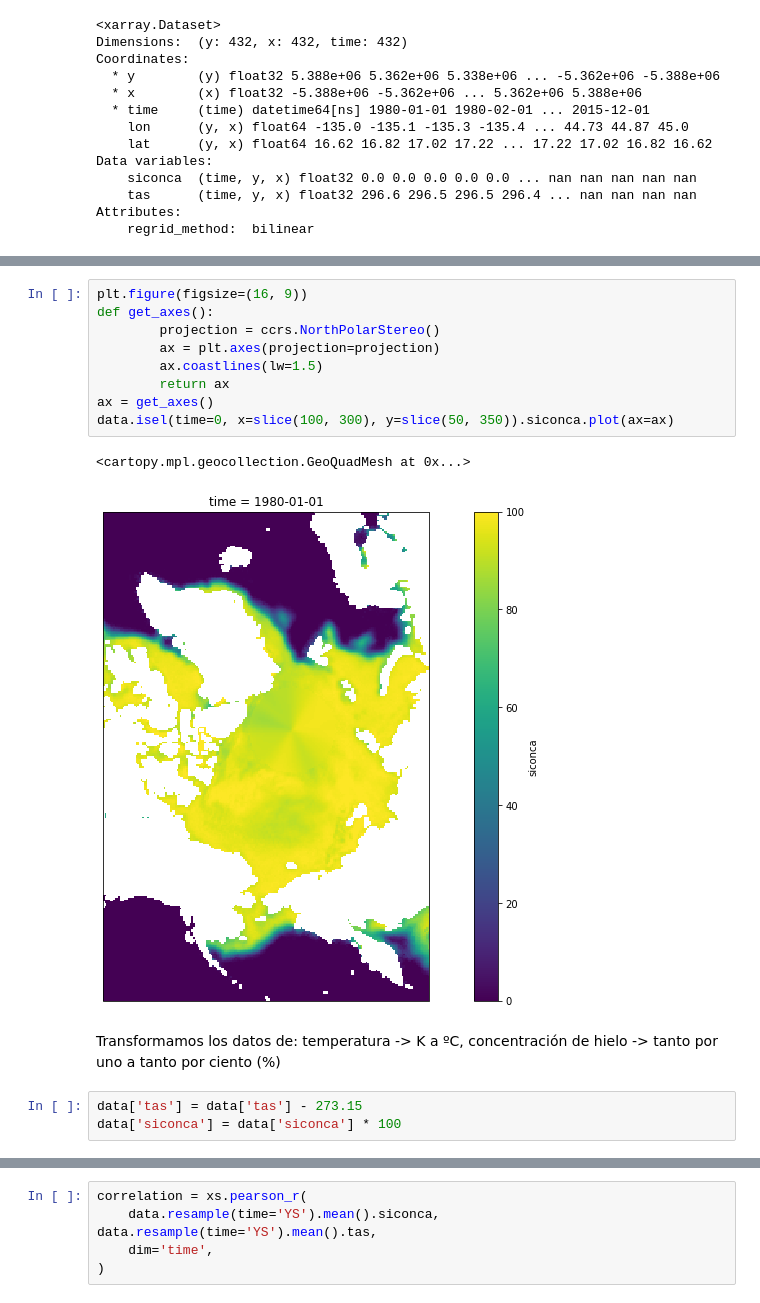
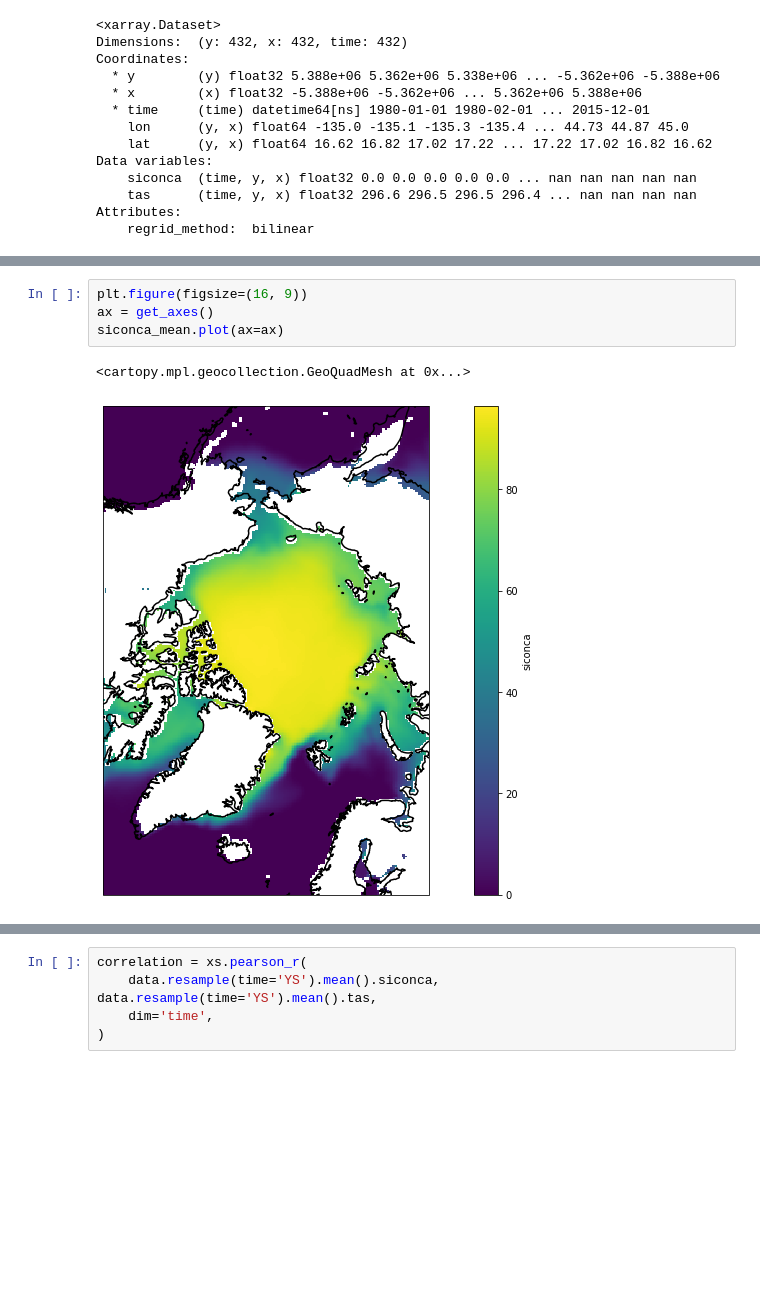
Before and after one commit to aperezvelasco/predictia-cassini-hackaton, a Jupyter notebook: main-notebook.ipynb, the cells around one changed output, grey strips where cells are left out. Drawn from its saved outputs; the diff is of its cells as text; blank space fills up the shorter version.

```diff
--- a/main-notebook.ipynb
+++ b/main-notebook.ipynb
@@ -88,18 +127,7 @@ data.isel(time=0, x=slice(100, 300), y=slice(50, 350)).tas.plot(ax=ax)
-# %%
-plt.figure(figsize=(16, 9))
-def get_axes():
-        projection = ccrs.NorthPolarStereo()
-        ax = plt.axes(projection=projection)
-        ax.coastlines(lw=1.5)
-        return ax
-ax = get_axes()
-data.isel(time=0, x=slice(100, 300), y=slice(50, 350)).siconca.plot(ax=ax)
-# %% [output]
-<cartopy.mpl.geocollection.GeoQuadMesh at 0x...>
-[figure, removed]
-# %% [markdown]
-Transformamos los datos de:
-temperatura -> K a ºC, concentración de hielo -> tanto por uno a tanto por ciento (%)
-# %%
-data['tas'] = data['tas'] - 273.15
-data['siconca'] = data['siconca'] * 100
+# %%
+plt.figure(figsize=(16, 9))
+ax = get_axes()
+siconca_mean.plot(ax=ax)
+# %% [output]
+<cartopy.mpl.geocollection.GeoQuadMesh at 0x...>
+[figure, added]
```
Also changed, not shown: parts of 35 cells of this notebook, 1 other file.
